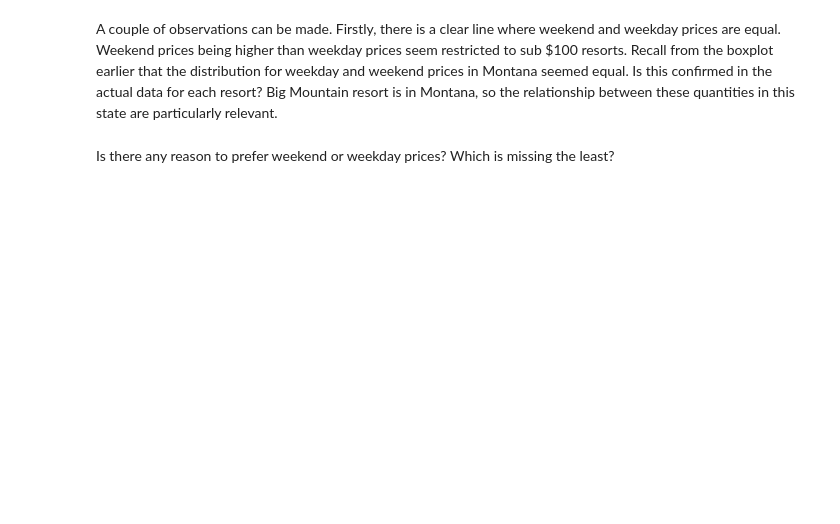
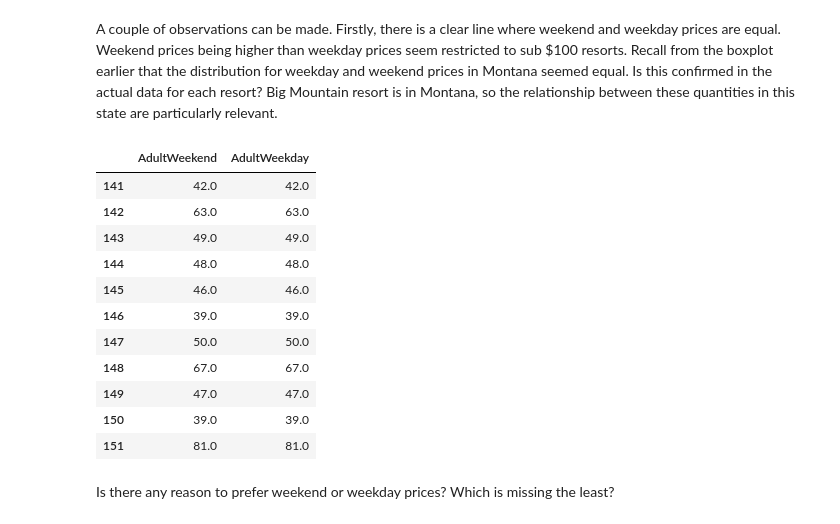
Before and after one commit to Hillary577/DataScienceGuidedCapstone, a Jupyter notebook: Notebooks/HL_02_data_wrangling.ipynb, the cells around one changed output. Saved outputs shown, nothing was run; the diff lists cells and outputs as text; code cells hidden in the pictures; blank space fills up the shorter version.

```diff
--- a/Notebooks/HL_02_data_wrangling.ipynb
+++ b/Notebooks/HL_02_data_wrangling.ipynb
@@ -787,7 +851,20 @@ A couple of observations can be made. Firstly, there is a clear line where weeke
 # %%
 #Code task 37#
 #Use the loc accessor on ski_data to print the 'AdultWeekend' and 'AdultWeekday' columns for Montana only
-ski_data.___[ski_data.state == ___, [___, ___]]
+ski_data.loc[ski_data.state == 'Montana', ['AdultWeekend', 'AdultWeekday']]
+# %% [output]
+|  | AdultWeekend | AdultWeekday |
+| 141 | 42.0 | 42.0 |
+| 142 | 63.0 | 63.0 |
+| 143 | 49.0 | 49.0 |
+| 144 | 48.0 | 48.0 |
+| 145 | 46.0 | 46.0 |
+| 146 | 39.0 | 39.0 |
+| 147 | 50.0 | 50.0 |
+| 148 | 67.0 | 67.0 |
+| 149 | 47.0 | 47.0 |
+| 150 | 39.0 | 39.0 |
+| 151 | 81.0 | 81.0 |
 # %% [markdown]
 Is there any reason to prefer weekend or weekday prices? Which is missing the least?
 # %%
```
Also changed, not shown: parts of 25 cells of this notebook, 2 other files.
